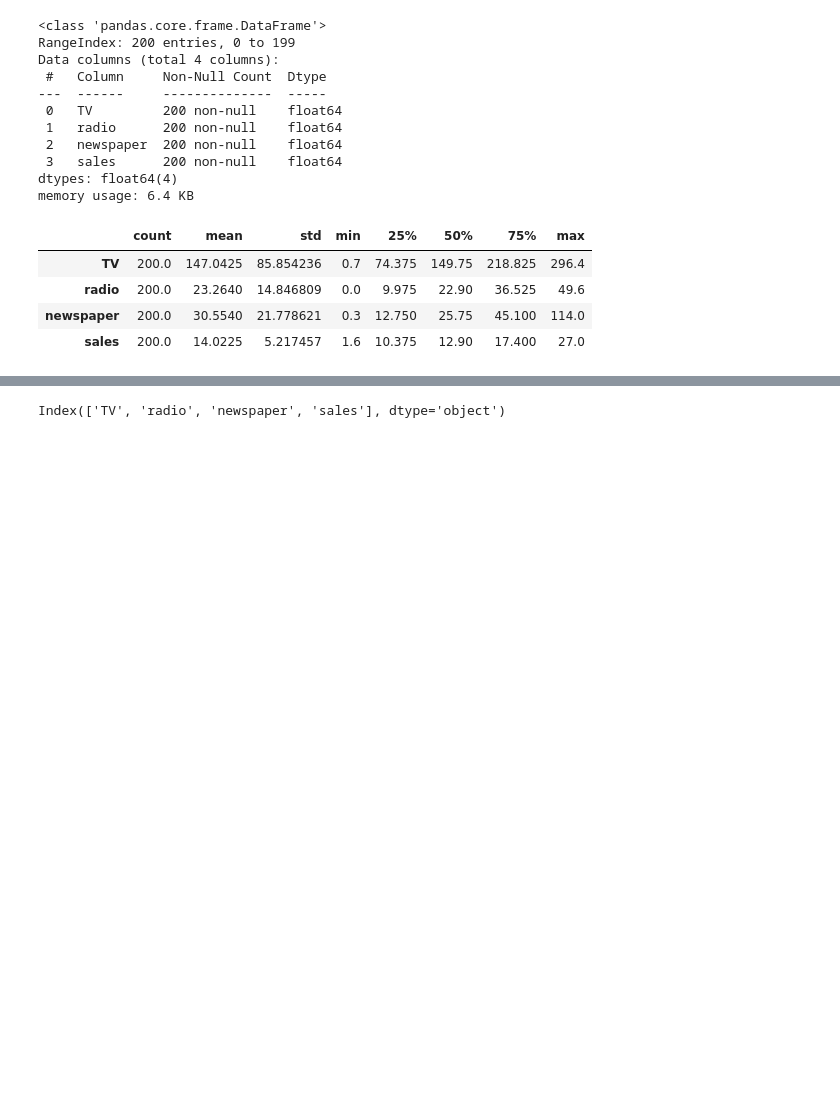
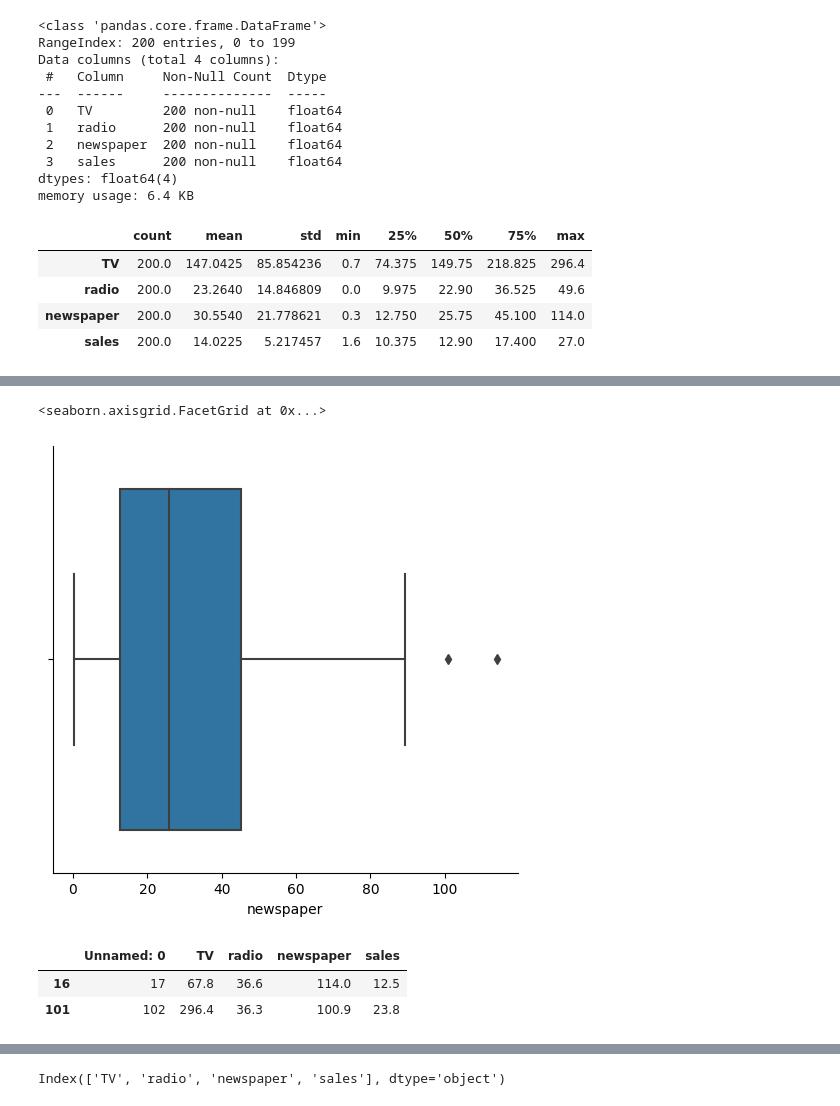
Before and after one commit to Ricardomanuel1/Maestr-a_Ciencia_de_Datos, a Jupyter notebook: II. Introduccion_Ciencia_Datos/EjercicioAdvertising.ipynb, the cells around one changed output, grey strips where cells are left out. Cells and saved outputs as stored; diff of their text form; code cells hidden in the pictures; blank space fills up the shorter version.

```diff
--- a/II. Introduccion_Ciencia_Datos/EjercicioAdvertising.ipynb
+++ b/II. Introduccion_Ciencia_Datos/EjercicioAdvertising.ipynb
@@ -61,0 +94,11 @@ datos.describe().T
+# %%
+sns.catplot(data=datos, x="newspaper", kind="box")
+# %% [output]
+<seaborn.axisgrid.FacetGrid at 0x...>
+[figure, added]
+# %%
+datos[datos['newspaper']>90]#se tiene dos outlier pero se conservaran considerando que puedan ser reales esos gastos.
+# %% [output]
+|  | Unnamed: 0 | TV | radio | newspaper | sales |
+| 16 | 17 | 67.8 | 36.6 | 114.0 | 12.5 |
+| 101 | 102 | 296.4 | 36.3 | 100.9 | 23.8 |
```
Also changed, not shown: parts of 29 cells of this notebook.
